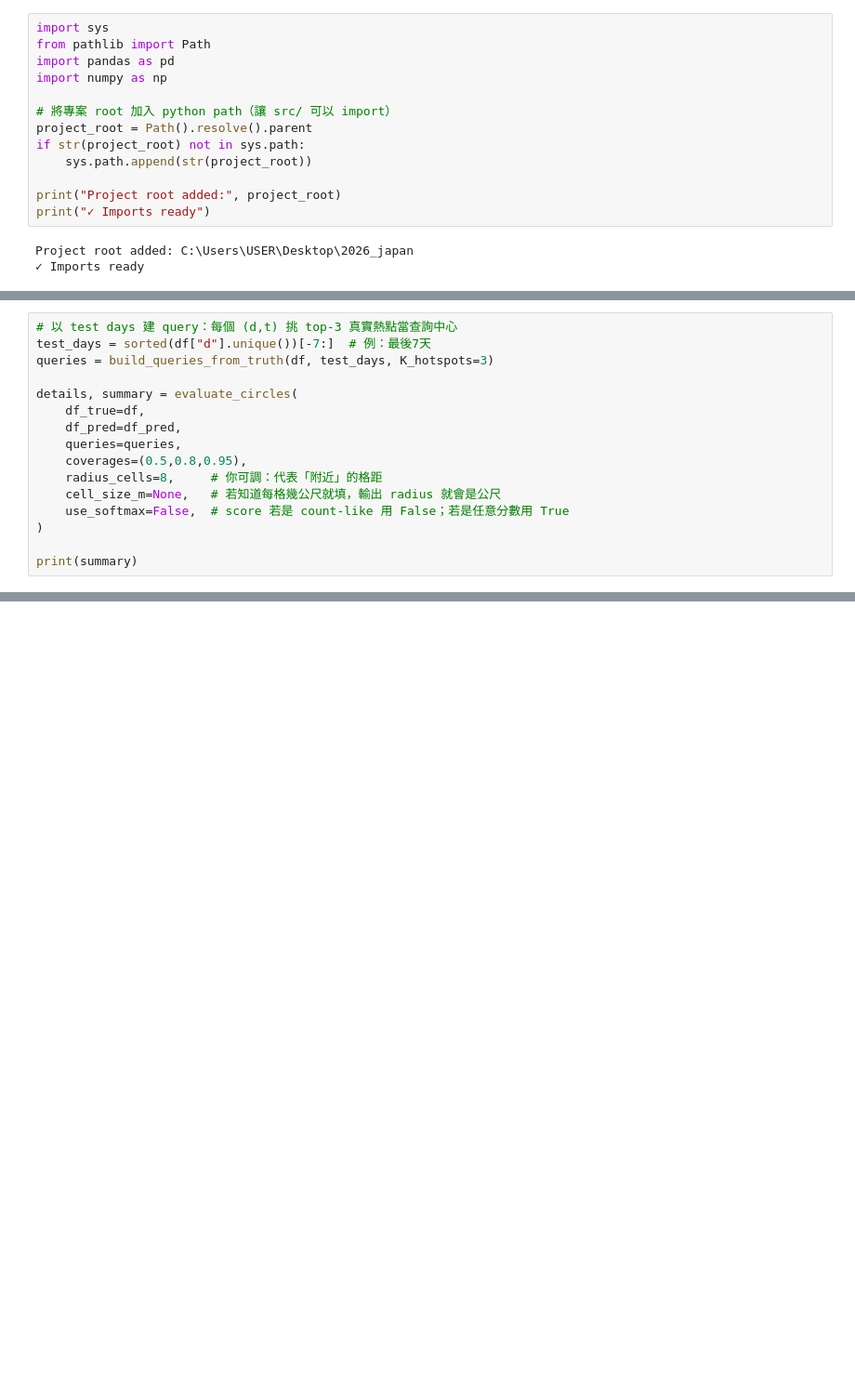
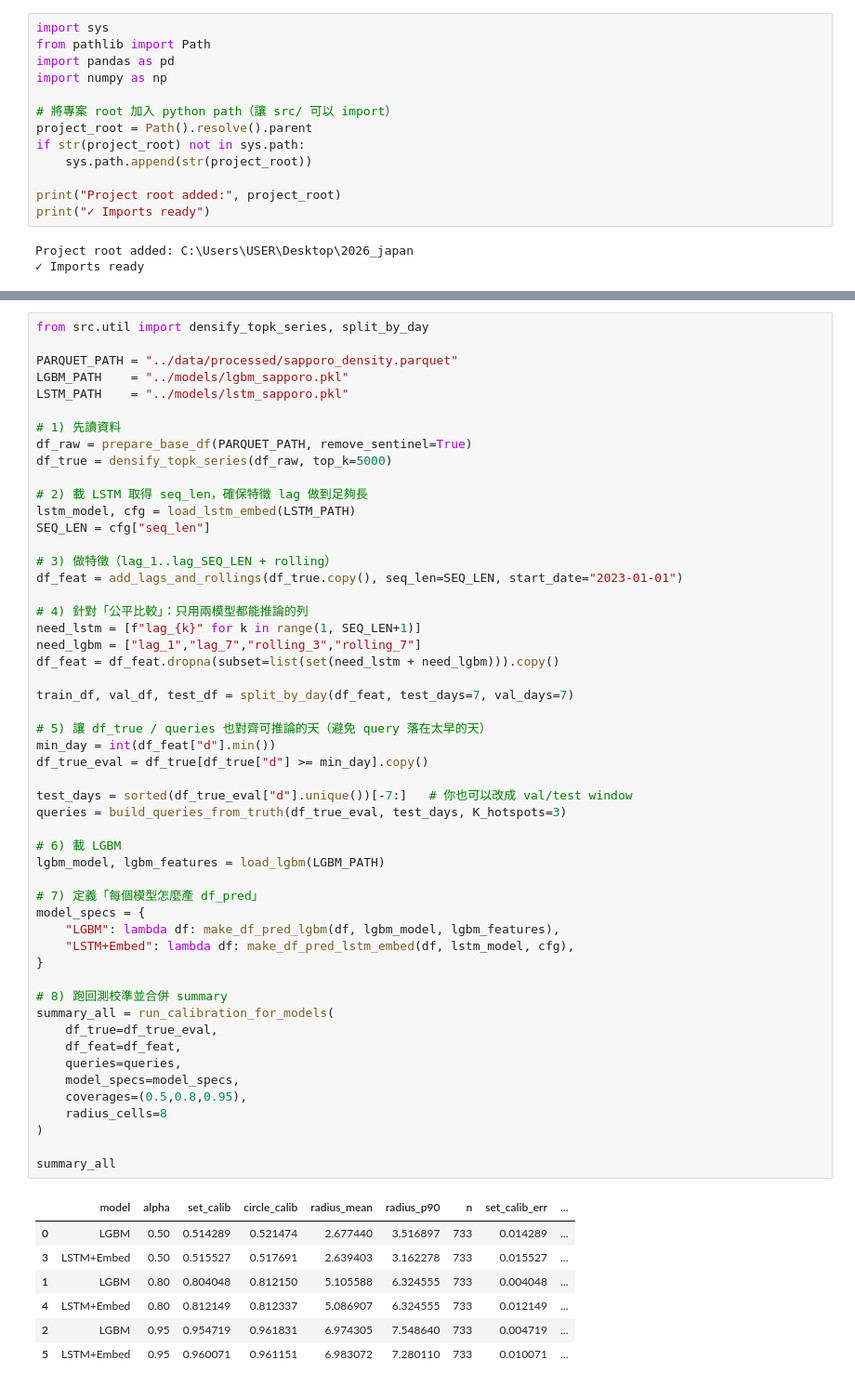
Before and after one commit to radimon/2025_flight_delay_prediction, a Jupyter notebook: notebooks/05_query_centered_coverage_calibration.ipynb, the cells around one changed output, grey strips where cells are left out. Shown at 93% size. Drawn from its saved outputs; the diff is of its cells as text; blank space fills up the shorter version.

```diff
--- a/notebooks/05_query_centered_coverage_calibration.ipynb
+++ b/notebooks/05_query_centered_coverage_calibration.ipynb
@@ -226,19 +236,3 @@ def evaluate_circles(
     summary["circle_calib_err"] = summary["circle_calib"] - summary["alpha"]
 
     return out, summary
-# %%
-# 以 test days 建 query：每個 (d,t) 挑 top-3 真實熱點當查詢中心
-test_days = sorted(df["d"].unique())[-7:]  # 例：最後7天
-queries = build_queries_from_truth(df, test_days, K_hotspots=3)
-
-details, summary = evaluate_circles(
-    df_true=df,
-    df_pred=df_pred,
-    queries=queries,
-    coverages=(0.5,0.8,0.95),
-    radius_cells=8,     # 你可調：代表「附近」的格距
-    cell_size_m=None,   # 若知道每格幾公尺就填，輸出 radius 就會是公尺
-    use_softmax=False,  # score 若是 count-like 用 False；若是任意分數用 True
-)
-
-print(summary)
@@ -335,0 +318,60 @@ plot_one_circle(df_pred, d, t, x0, y0, alpha=0.5, radius_cells=8, mode="center_m
+# %%
+from src.util import densify_topk_series, split_by_day
+
+PARQUET_PATH = "../data/processed/sapporo_density.parquet"
+LGBM_PATH    = "../models/lgbm_sapporo.pkl"
+LSTM_PATH    = "../models/lstm_sapporo.pkl"
+
+# 1) 先讀資料
+df_raw = prepare_base_df(PARQUET_PATH, remove_sentinel=True)
+df_true = densify_topk_series(df_raw, top_k=5000)
+
+# 2) 載 LSTM 取得 seq_len，確保特徵 lag 做到足夠長
+lstm_model, cfg = load_lstm_embed(LSTM_PATH)
+SEQ_LEN = cfg["seq_len"]
+
+# 3) 做特徵（lag_1..lag_SEQ_LEN + rolling）
+df_feat = add_lags_and_rollings(df_true.copy(), seq_len=SEQ_LEN, start_date="2023-01-01")
+
+# 4) 針對「公平比較」：只用兩模型都能推論的列
+need_lstm = [f"lag_{k}" for k in range(1, SEQ_LEN+1)]
+need_lgbm = ["lag_1","lag_7","rolling_3","rolling_7"]
+df_feat = df_feat.dropna(subset=list(set(need_lstm + need_lgbm))).copy()
+
+train_df, val_df, test_df = split_by_day(df_feat, test_days=7, val_days=7)
+
+# 5) 讓 df_true / queries 也對齊可推論的天（避免 query 落在太早的天）
+min_day = int(df_feat["d"].min())
+df_true_eval = df_true[df_true["d"] >= min_day].copy()
+
+test_days = sorted(df_true_eval["d"].unique())[-7:]   # 你也可以改成 val/test window
+queries = build_queries_from_truth(df_true_eval, test_days, K_hotspots=3)
+
+# 6) 載 LGBM
+lgbm_model, lgbm_features = load_lgbm(LGBM_PATH)
+
+# 7) 定義「每個模型怎麼產 df_pred」
+model_specs = {
+    "LGBM": lambda df: make_df_pred_lgbm(df, lgbm_model, lgbm_features),
+    "LSTM+Embed": lambda df: make_df_pred_lstm_embed(df, lstm_model, cfg),
+}
+
+# 8) 跑回測校準並合併 summary
+summary_all = run_calibration_for_models(
+    df_true=df_true_eval,
+    df_feat=df_feat,
+    queries=queries,
+    model_specs=model_specs,
+    coverages=(0.5,0.8,0.95),
+    radius_cells=8
+)
+
+summary_all
+# %% [output]
+|  | model | alpha | set_calib | circle_calib | radius_mean | radius_p90 | n | set_calib_err | ... |
+| 0 | LGBM | 0.50 | 0.514289 | 0.521474 | 2.677440 | 3.516897 | 733 | 0.014289 | ... |
+| 3 | LSTM+Embed | 0.50 | 0.515527 | 0.517691 | 2.639403 | 3.162278 | 733 | 0.015527 | ... |
+| 1 | LGBM | 0.80 | 0.804048 | 0.812150 | 5.105588 | 6.324555 | 733 | 0.004048 | ... |
+| 4 | LSTM+Embed | 0.80 | 0.812149 | 0.812337 | 5.086907 | 6.324555 | 733 | 0.012149 | ... |
+| 2 | LGBM | 0.95 | 0.954719 | 0.961831 | 6.974305 | 7.548640 | 733 | 0.004719 | ... |
+| 5 | LSTM+Embed | 0.95 | 0.960071 | 0.961151 | 6.983072 | 7.280110 | 733 | 0.010071 | ... |
```
Also changed, not shown: parts of 15 cells of this notebook, 6 other files.
